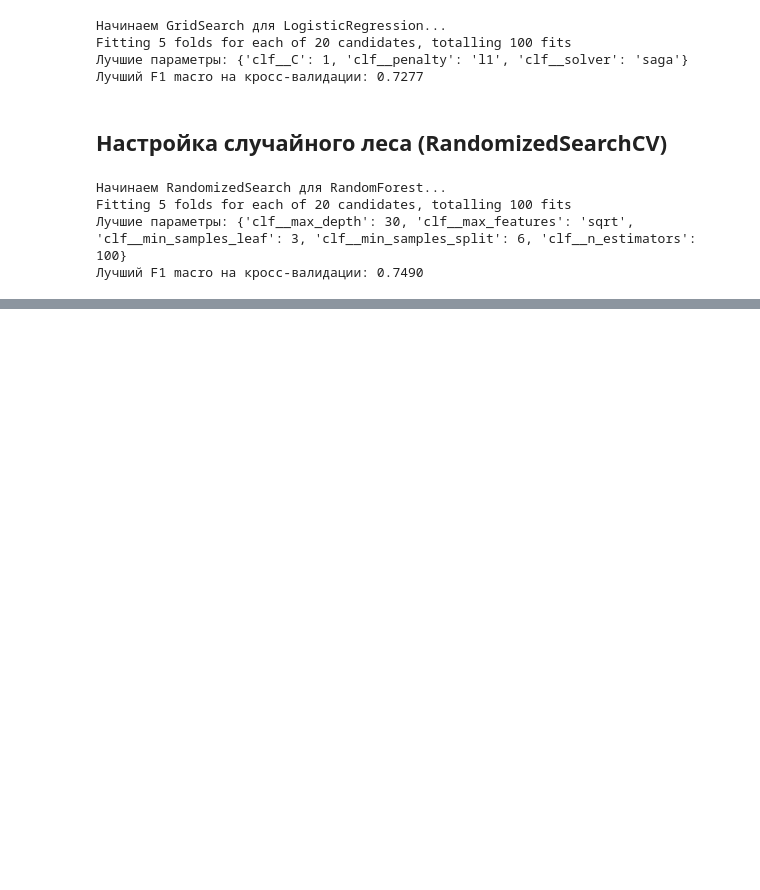
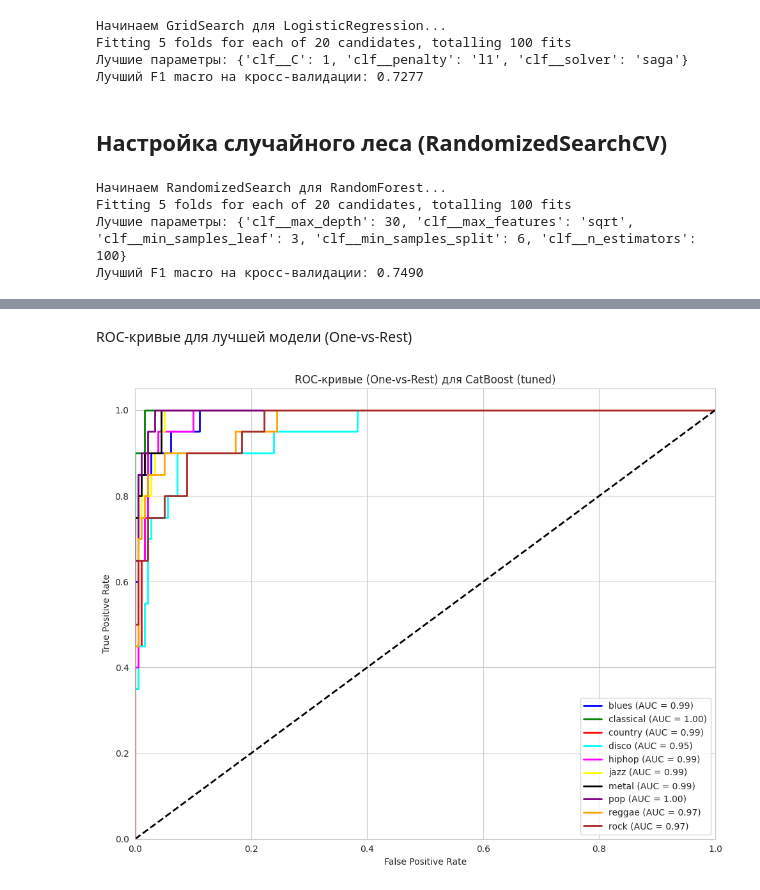
Before and after one commit to Marfall/MusicAnalyzer, a Jupyter notebook: MusicAnalyzer.ipynb, the cells around one changed output, grey strips where cells are left out. Saved outputs shown, nothing was run; the diff lists cells and outputs as text; code cells hidden in the pictures; blank space fills up the shorter version.

```diff
--- a/MusicAnalyzer.ipynb
+++ b/MusicAnalyzer.ipynb
@@ -685,0 +841,35 @@ Fitting 5 folds for each of 20 candidates, totalling 100 fits
+# %% [markdown]
+ROC-кривые для лучшей модели (One-vs-Rest)
+# %%
+# Бинаризуем метки теста для ROC-анализа
+y_test_bin = label_binarize(y_test, classes=range(10))
+n_classes = y_test_bin.shape[1]
+
+# Получаем вероятности предсказаний
+y_score = best_model.predict_proba(X_test)
+
+# Вычисляем ROC-кривые и AUC для каждого класса
+fpr = dict()
+tpr = dict()
+roc_auc = dict()
+for i in range(n_classes):
+    fpr[i], tpr[i], _ = roc_curve(y_test_bin[:, i], y_score[:, i])
+    roc_auc[i] = auc(fpr[i], tpr[i])
+
+# Построение всех кривых на одном графике
+fig, ax = plt.subplots(figsize=(10, 8))
+colors = ['blue', 'green', 'red', 'cyan', 'magenta', 'yellow', 'black', 'purple', 'orange', 'brown']
+for i, color in zip(range(n_classes), colors):
+    ax.plot(fpr[i], tpr[i], color=color, lw=2,
+            label=f'{label_encoder.classes_[i]} (AUC = {roc_auc[i]:.2f})')
+ax.plot([0, 1], [0, 1], 'k--', lw=2)
+ax.set_xlim([0.0, 1.0])
+ax.set_ylim([0.0, 1.05])
+ax.set_xlabel('False Positive Rate')
+ax.set_ylabel('True Positive Rate')
+ax.set_title(f'ROC-кривые (One-vs-Rest) для {best_name}')
+ax.legend(loc='lower right')
+plt.tight_layout()
+plt.show()
+# %% [output]
+[figure, added]
```
Also changed, not shown: parts of 13 cells of this notebook.
